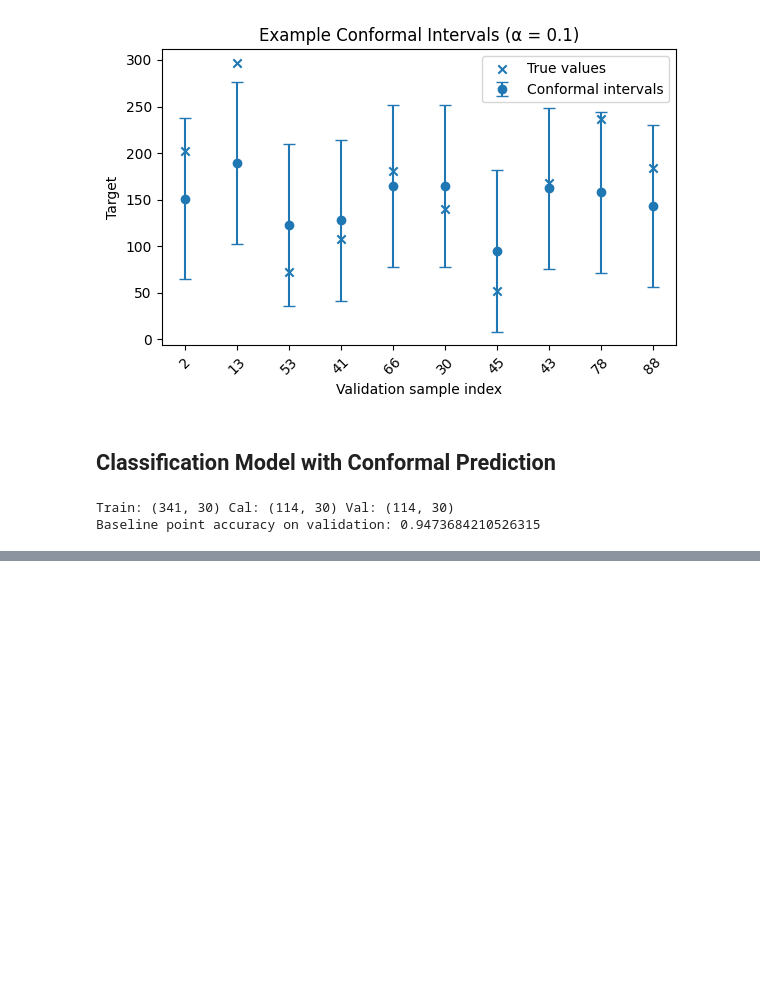
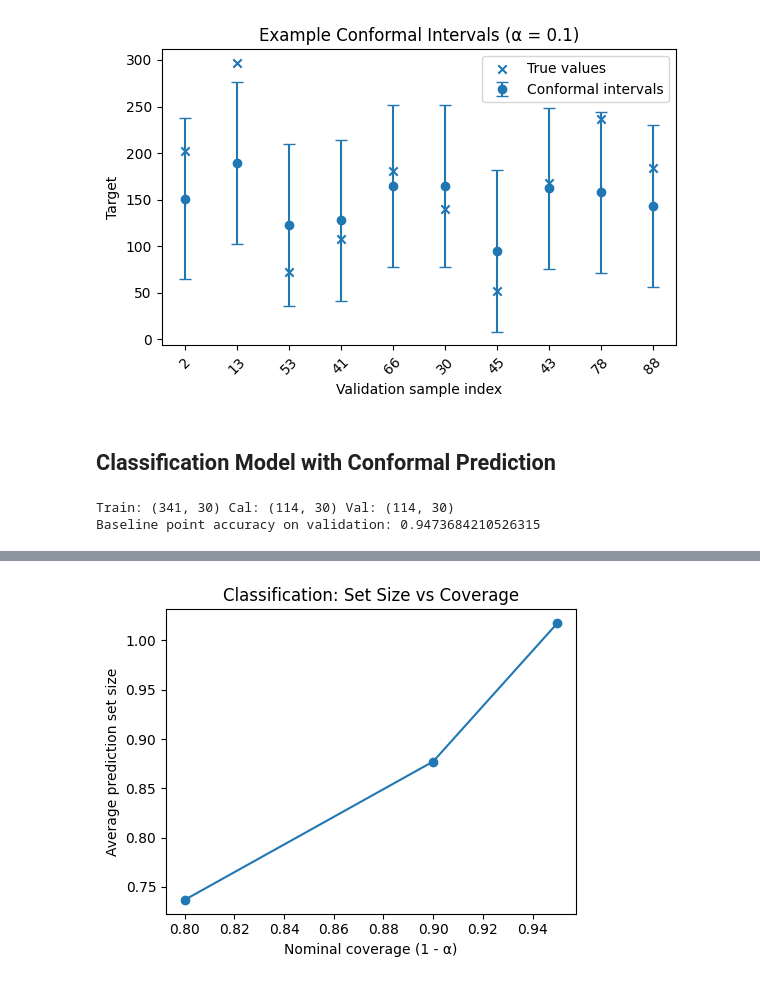
Before and after one commit to mikejattu/Conformal-Prediction, a Jupyter notebook: conformal_prediction_paper.ipynb, the cells around one changed output, grey strips where cells are left out. Drawn from its saved outputs; the diff is of its cells as text; code cells hidden in the pictures; blank space fills up the shorter version.

```diff
--- a/conformal_prediction_paper.ipynb
+++ b/conformal_prediction_paper.ipynb
@@ -320,0 +404,12 @@ Baseline point accuracy on validation: 0.9473684210526315
+# %%
+avg_sizes_cls = [r[3] for r in results_cls]
+
+plt.figure(figsize=(5,4))
+plt.plot(nominal_cls, avg_sizes_cls, marker="o")
+plt.xlabel("Nominal coverage (1 - α)")
+plt.ylabel("Average prediction set size")
+plt.title("Classification: Set Size vs Coverage")
+plt.tight_layout()
+plt.show()
+# %% [output]
+[figure, added]
```
Also changed, not shown: parts of 4 cells of this notebook.
